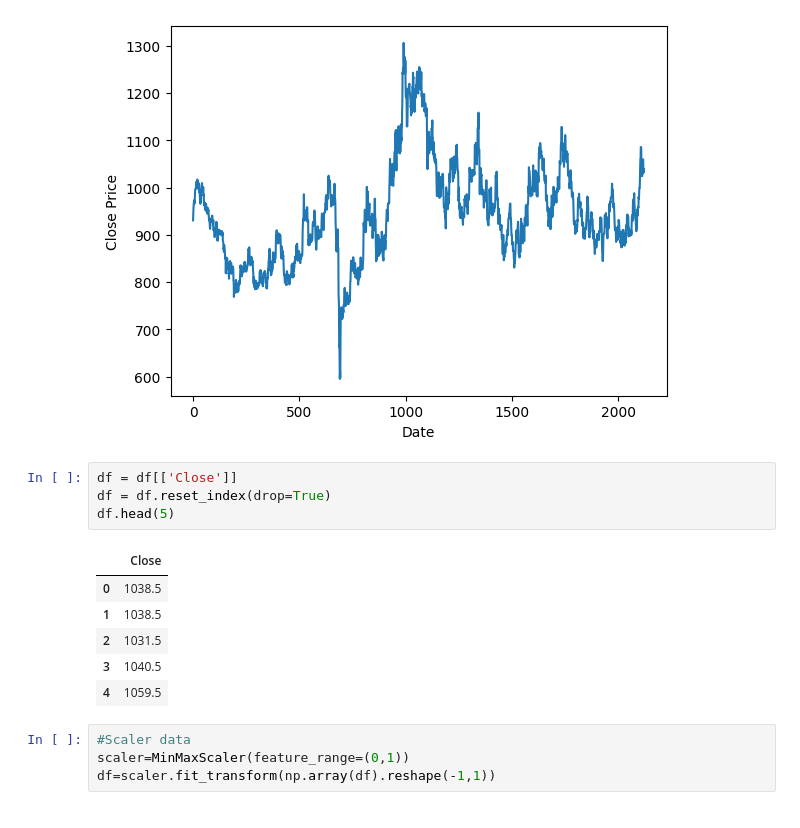
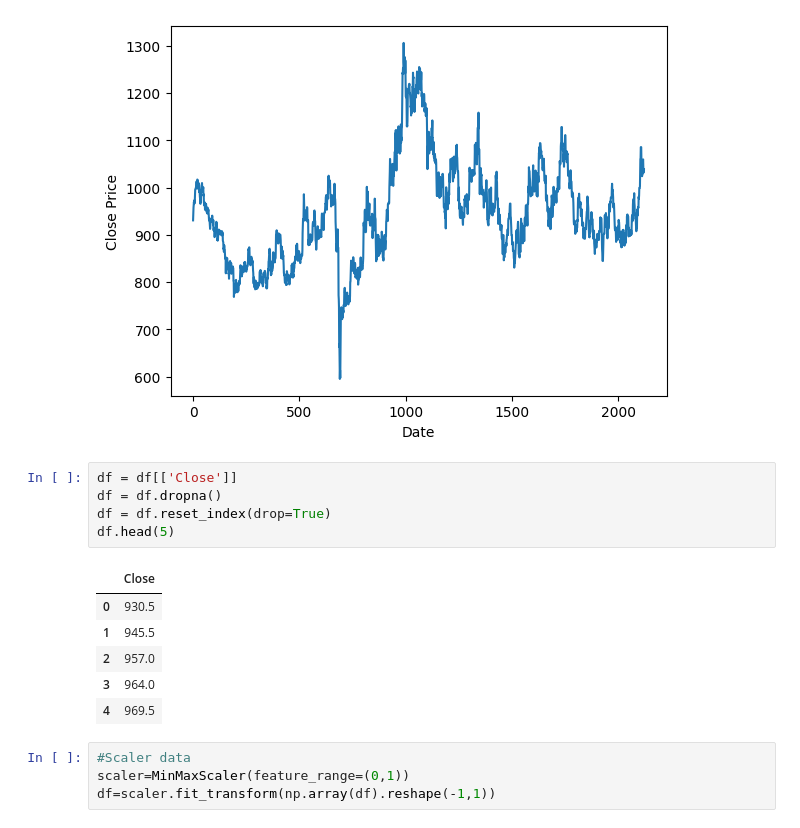
Before and after one commit to ThanhLinh023/Real-timeseriesDataForecast, a Jupyter notebook: Model/SVR/SVR_Platinum_6_4.ipynb, the cells around one changed output. Saved outputs shown, nothing was run; the diff lists cells and outputs as text.

```diff
--- a/Model/SVR/SVR_Platinum_6_4.ipynb
+++ b/Model/SVR/SVR_Platinum_6_4.ipynb
@@ -49,15 +45,16 @@ plt.show()
 [figure]
 # %%
 df = df[['Close']]
+df = df.dropna()
 df = df.reset_index(drop=True)
 df.head(5)
 # %% [output]
 |  | Close |
-| 0 | 1038.5 |
-| 1 | 1038.5 |
-| 2 | 1031.5 |
-| 3 | 1040.5 |
-| 4 | 1059.5 |
+| 0 | 930.5 |
+| 1 | 945.5 |
+| 2 | 957.0 |
+| 3 | 964.0 |
+| 4 | 969.5 |
 # %%
 #Scaler data
 scaler=MinMaxScaler(feature_range=(0,1))
```
Also changed, not shown: parts of 11 cells of this notebook, 5 other files.
